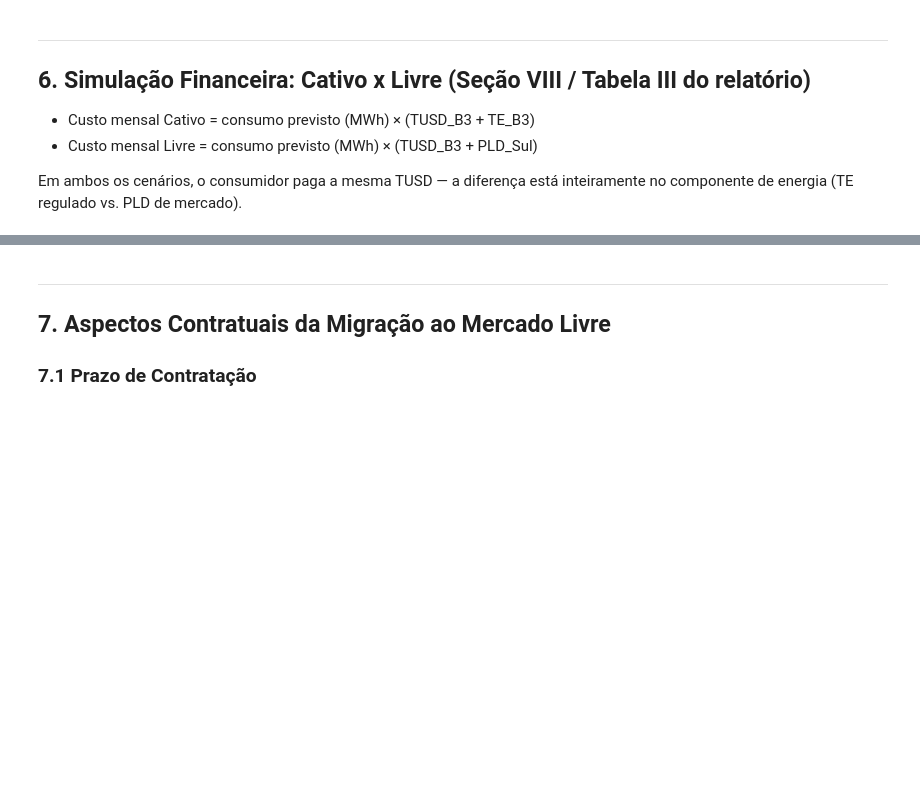
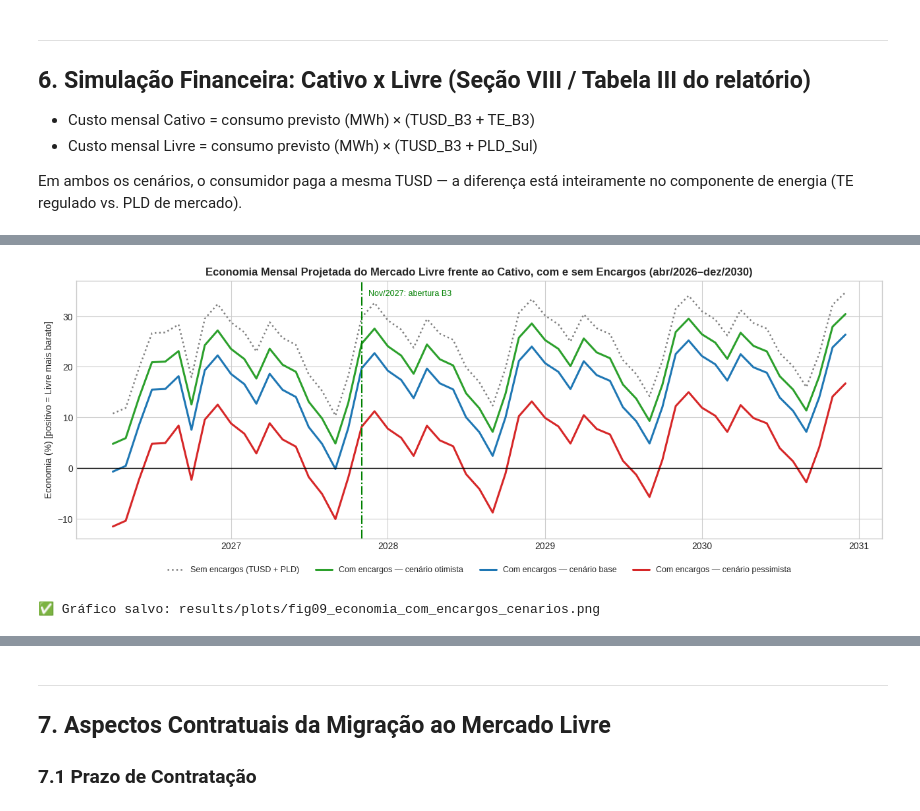
Before and after one commit to dilsoneir-dev/Mercado_Energia_B3_Celesc, a Jupyter notebook: notebooks/04_analise_economica_migracao_acl.ipynb, the cells around one changed output, grey strips where cells are left out. Cells and saved outputs as stored; diff of their text form; code cells hidden in the pictures; blank space fills up the shorter version.

Commit message:
Encargos do mercado livre, validação histórica e documentação atualizada

```diff
--- a/notebooks/04_analise_economica_migracao_acl.ipynb
+++ b/notebooks/04_analise_economica_migracao_acl.ipynb
@@ -571,0 +590,78 @@ print(f"✅ Gráfico salvo: {fname}")
+# %%
+# ---------------------------------------------------------------------------
+# 6.1 Simulação com encargos do mercado livre (itemizados, 3 cenários)
+# ---------------------------------------------------------------------------
+# O que o consumidor B3 paga nos dois ambientes (valores sem tributos, como as tarifas ANEEL):
+#   Cativo = TUSD + TE
+#   Livre  = TUSD + preço da energia contratada + encargos pagos via CCEE/varejista
+# CDE, PROINFA, TFSEE, P&D/EE e ONS já estão dentro da TUSD e são pagos igualmente nos dois
+# ambientes -> NÃO entram como custo adicional do Livre (evita dupla contagem).
+# Componentes adicionais do Livre (R$/MWh, referência 2026). São premissas de referência,
+# não valores medidos; por isso são avaliados em três cenários.
+ENCARGOS_CENARIOS = {
+    #                         otimista  base  pessimista
+    "perdas_rede_basica_pct": (0.015,   0.020, 0.030),  # fração do consumo sobre o preço da energia
+    "ess_eer_ercap":          (10.0,    20.0,  40.0),   # serviços do sistema, reserva de energia e de capacidade
+    "angra_1_2":              (3.0,     5.0,   8.0),    # cotas de Angra 1 e 2 (Lei 15.235/2025, a partir de 2026)
+    "varejista_ccee":         (10.0,    20.0,  40.0),   # gestão do comercializador varejista + contribuição CCEE
+    "premio_risco_contrato":  (15.0,    30.0,  60.0),   # preço de contrato acima do PLD
+    "novos_encargos_lei":     (0.0,     0.0,   15.0),   # sobrecontratação e SUI (Lei 15.269/2025), a partir de nov/2027
+}
+NOMES_CENARIOS = ["Otimista", "Base", "Pessimista"]
+INICIO_MIGRACAO_B3 = pd.Timestamp("2027-11-01")
+
+tabela_encargos = pd.DataFrame(ENCARGOS_CENARIOS, index=NOMES_CENARIOS).T
+print("Premissas de encargos do mercado livre (R$/MWh; perdas em fração do consumo):")
+print(tabela_encargos.to_string())
+
+
+def custo_livre_com_encargos(idx_cenario, datas, tusd, pld):
+    e = {k: v[idx_cenario] for k, v in ENCARGOS_CENARIOS.items()}
+    novos = pd.Series([e["novos_encargos_lei"] if d >= INICIO_MIGRACAO_B3 else 0.0 for d in datas], index=datas)
+    energia = pld * (1 + e["perdas_rede_basica_pct"]) + e["premio_risco_contrato"]
+    encargos = e["ess_eer_ercap"] + e["angra_1_2"] + e["varejista_ccee"] + novos
+    return tusd + energia + encargos, energia - pld, encargos
+
+
+resultados_enc = []
+series_enc = {}
+for i, nome in enumerate(NOMES_CENARIOS):
+    custo_livre_mwh, adic_energia, adic_encargos = custo_livre_com_encargos(i, datas_projecao, tusd_proj_mwh, pld_proj_mwh)
+    econ_pct = (tarifa_cativa_proj_mwh - custo_livre_mwh) / tarifa_cativa_proj_mwh * 100
+    series_enc[nome] = econ_pct
+    apos = econ_pct[econ_pct.index >= INICIO_MIGRACAO_B3]
+    resultados_enc.append({
+        "Cenário": nome,
+        "Adicional médio (R$/MWh)": (adic_energia + adic_encargos).mean(),
+        "Economia média (%)": econ_pct.mean(),
+        "Economia média nov/27–dez/30 (%)": apos.mean(),
+        "Faixa mensal (%)": f"{econ_pct.min():.1f} a {econ_pct.max():.1f}",
+        "Meses Livre mais barato": f"{int((econ_pct > 0).sum())} de {len(econ_pct)}",
+        "Economia (R$ bi)": (consumo_previsto_mwh * (tarifa_cativa_proj_mwh - custo_livre_mwh)).sum() / 1e9,
+    })
+
+df_resultados_enc = pd.DataFrame(resultados_enc).set_index("Cenário")
+sem_encargos = df_simulacao["economia_pct"]
+print(f"\nSem encargos (TUSD + PLD): economia média {sem_encargos.mean():.1f}% "
+      f"| nov/27–dez/30: {sem_encargos[sem_encargos.index >= INICIO_MIGRACAO_B3].mean():.1f}%")
+print("\nSimulação com encargos (abr/2026–dez/2030):")
+print(df_resultados_enc.round(1).to_string())
+df_resultados_enc.to_csv(DATA_PROC / "simulacao_encargos_cenarios_2030.csv")
+
+fig, ax = plt.subplots(figsize=(13, 5))
+ax.plot(sem_encargos.index, sem_encargos, color="gray", linewidth=1.8, linestyle=":", label="Sem encargos (TUSD + PLD)")
+for nome, cor in zip(NOMES_CENARIOS, [COLORS["saving"], COLORS["livre"], COLORS["cativo"]]):
+    ax.plot(series_enc[nome].index, series_enc[nome], color=cor, linewidth=2.2, label=f"Com encargos — cenário {nome.lower()}")
+ax.axhline(0, color="black", linewidth=1)
+ax.axvline(INICIO_MIGRACAO_B3, color="green", linewidth=1.5, linestyle="-.")
+ax.text(INICIO_MIGRACAO_B3 + pd.Timedelta(days=15), ax.get_ylim()[1] * 0.92, "Nov/2027: abertura B3", color="green", fontsize=9)
+ax.set_title("Economia Mensal Projetada do Mercado Livre frente ao Cativo, com e sem Encargos (abr/2026–dez/2030)",
+             fontsize=12, fontweight="bold")
+ax.set_ylabel("Economia (%) [positivo = Livre mais barato]")
+ax.legend(fontsize=9, loc="upper center", bbox_to_anchor=(0.5, -0.08), ncol=4, frameon=False)
+plt.tight_layout()
+fname = PLOTS_DIR / "fig09_economia_com_encargos_cenarios.png"
+plt.savefig(fname, dpi=150, bbox_inches="tight")
+plt.show()
+print(f"✅ Gráfico salvo: {Path(fname).relative_to(BASE_DIR).as_posix()}")
+# %% [output]
@@ -571,0 +685,2 @@ print(f"✅ Gráfico salvo: {fname}")
+[figure, added]
+✅ Gráfico salvo: results/plots/fig09_economia_com_encargos_cenarios.png
```
Also changed, not shown: parts of 14 cells of this notebook, 38 other files.
